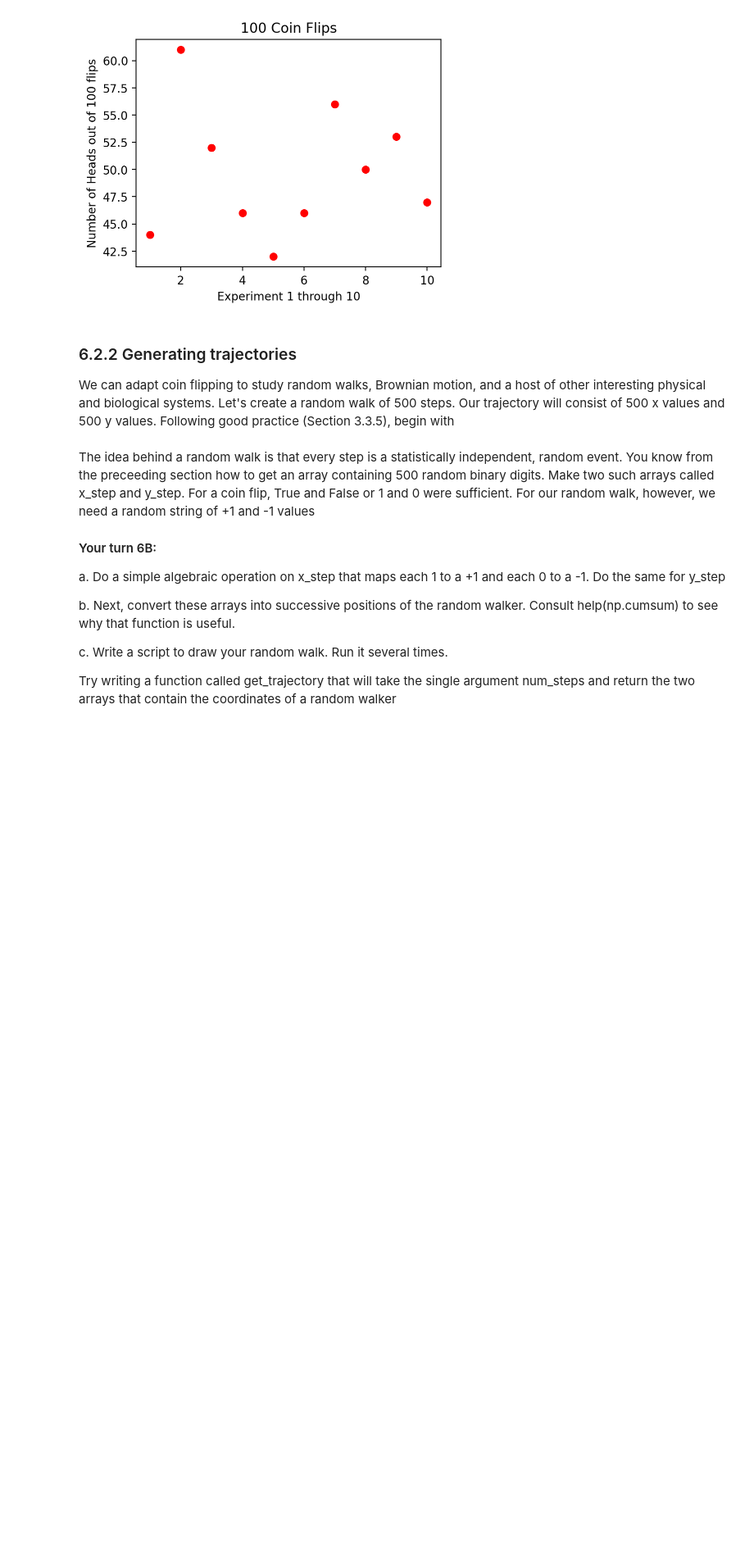
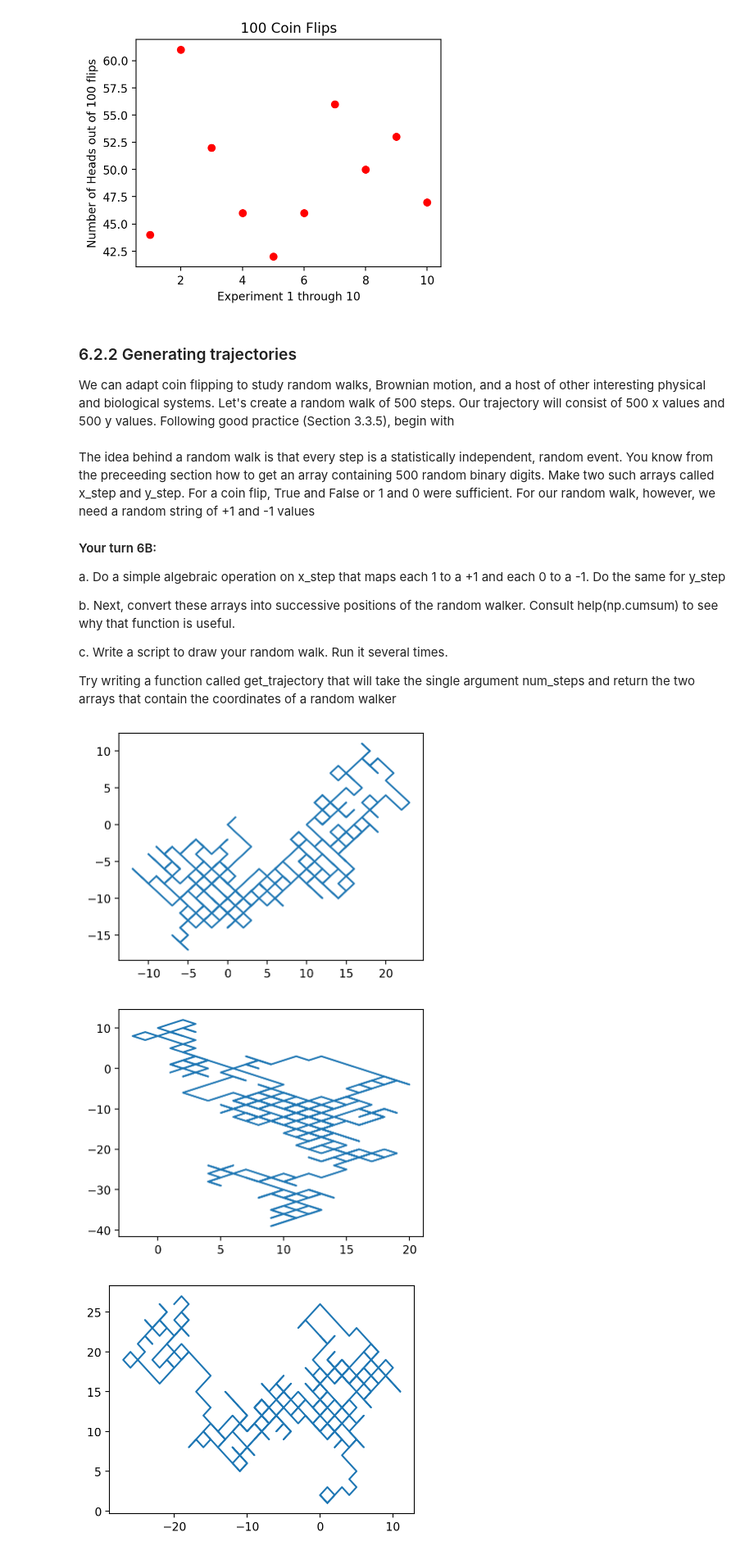
Before and after one commit to e-d-p-9/Physical-Modeling-with-Python, a Jupyter notebook: Ch6/ch6-notes.ipynb, the cells around one changed output. Shown at 82% size. Saved outputs shown, nothing was run; the diff lists cells and outputs as text; code cells hidden in the pictures; blank space fills up the shorter version.

Commit message:
plot random walks

```diff
--- a/Ch6/ch6-notes.ipynb
+++ b/Ch6/ch6-notes.ipynb
@@ -453,3 +453,46 @@ c.  Write a script to draw your random walk.  Run it several times.
 
 
 Try writing a function called get_trajectory that will take the single argument num_steps and return the two arrays that contain the coordinates of a random walker
+# %%
+# specify the number of steps to take
+num_steps = 5000
+
+
+def get_trajectory(num_steps=500):
+    # generate random boolean array of true false of normal distribution for x and y
+    x_step = np.array(rand(num_steps) < 0.5)
+    y_step = np.array(rand(num_steps) < 0.5)
+    # convert bool array to binary array of 1 and 0
+    x_step = np.multiply(x_step, 1)
+    y_step = np.multiply(y_step, 1)
+    # replace 0s with -1
+    for i in range(num_steps):
+        if x_step[i] == 0:
+            x_step[i] = -1
+        if y_step[i] == 0:
+            y_step[i] = -1
+    return x_step, y_step
+
+# get random trajectory
+x_step, y_step = get_trajectory()
+
+# convert steps int successive positions
+x_step = np.cumsum(x_step)
+y_step = np.cumsum(y_step)
+
+# plot random walk
+plt.plot(x_step, y_step)
+plt.show()
+
+# plot it multiple times
+num_walks = 10
+for i in range(num_walks):
+    x_step, y_step = get_trajectory()
+    x_step = np.cumsum(x_step)
+    y_step = np.cumsum(y_step)
+    plt.plot(x_step, y_step)
+    plt.show()
+# %% [output]
+[figure, added]
+[figure, added]
+[figure, added]
```
Also changed, not shown: parts of 2 cells of this notebook.
